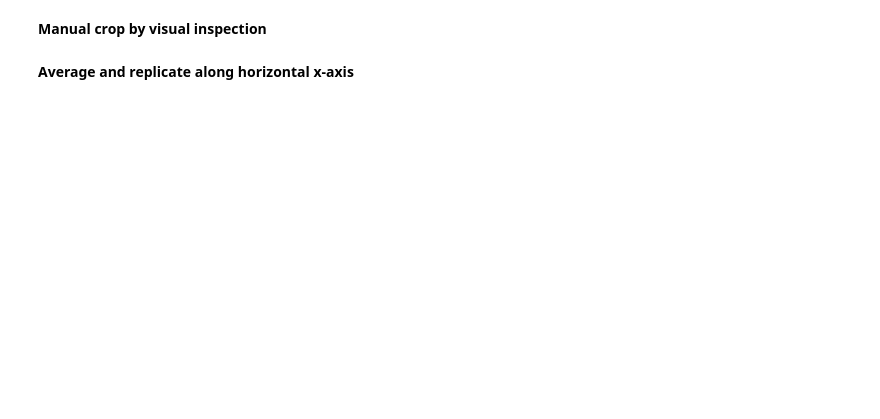
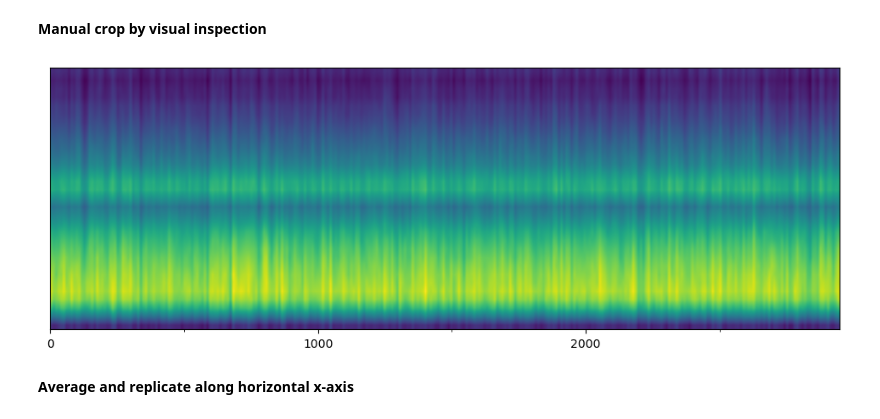
Before and after one commit to lens-biophotonics/mic, a Jupyter notebook: notebooks/cidre_model_postproc.ipynb, the cells around one changed output. Drawn from its saved outputs; the diff is of its cells as text; code cells hidden in the pictures; blank space fills up the shorter version.

```diff
--- a/notebooks/cidre_model_postproc.ipynb
+++ b/notebooks/cidre_model_postproc.ipynb
@@ -42,20 +45,22 @@ plt.show()
 # %% [markdown]
 **Manual crop by visual inspection**
 # %%
-crop_s = 2000
-crop_e = 14500
+crop_s = 0
+crop_e = -1
 
 v = v[:, crop_s:crop_e]
 z = z[:, crop_s:crop_e]
 
 fig, ax = plt.subplots(figsize=(12, 4))
 ax.imshow(v)
 ax.set_aspect('auto')
 ax.set_yticks([])
 ax.minorticks_on()
 ax.xaxis.set_major_locator(ticker.MultipleLocator(1000))  # Major ticks every 1000
 ax.xaxis.set_minor_locator(ticker.MultipleLocator(500))   # Minor ticks every 500
 plt.show()
+# %% [output]
+[figure, added]
 # %% [markdown]
 **Average and replicate along horizontal x-axis**
 # %%
```
Also changed, not shown: parts of 3 cells of this notebook, 4 other files.
